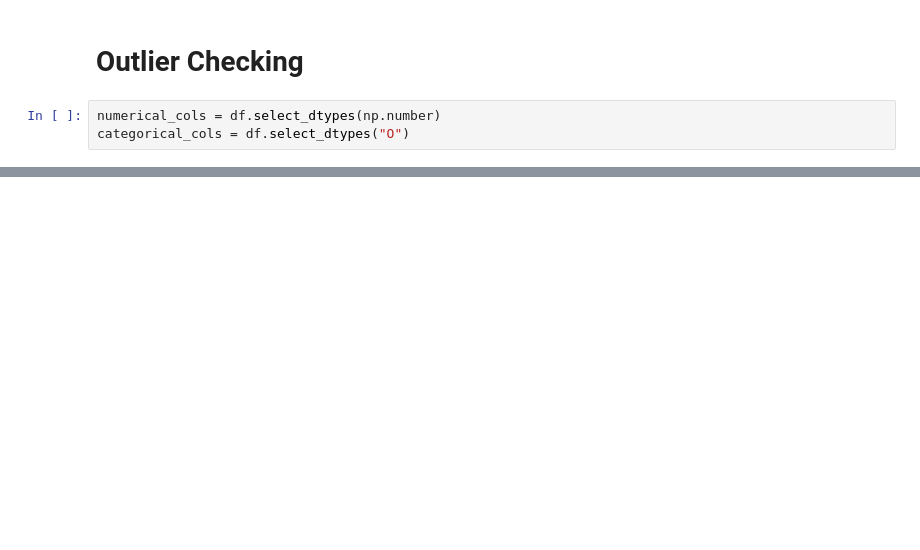
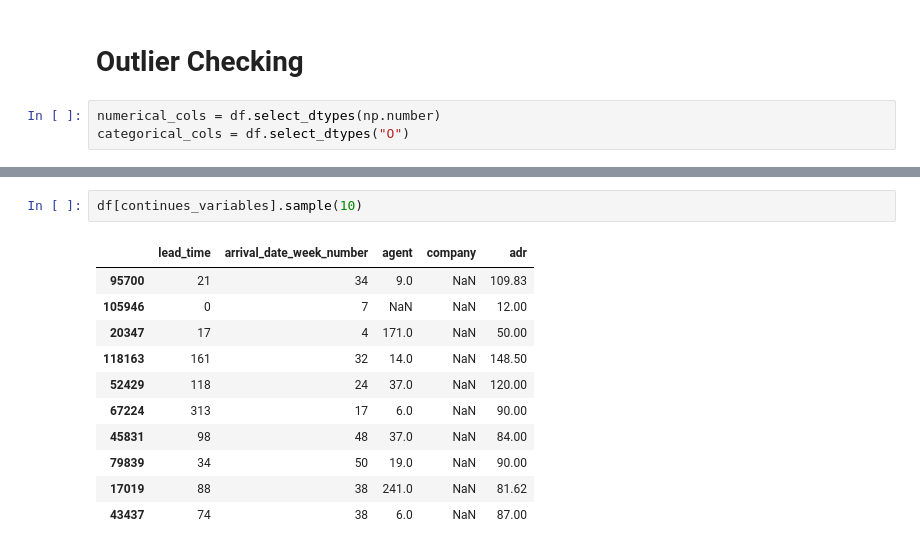
Before and after one commit to adnaen/hotel-cancellation-prediction, a Jupyter notebook: notebooks/01-data_exploration.ipynb, the cells around one changed output, grey strips where cells are left out. Cells and saved outputs as stored; diff of their text form; blank space fills up the shorter version.

```diff
--- a/notebooks/01-data_exploration.ipynb
+++ b/notebooks/01-data_exploration.ipynb
@@ -196,0 +184,14 @@ Name: count, dtype: int64
+# %%
+df[continues_variables].sample(10)
+# %% [output]
+|  | lead_time | arrival_date_week_number | agent | company | adr |
+| 95700 | 21 | 34 | 9.0 | NaN | 109.83 |
+| 105946 | 0 | 7 | NaN | NaN | 12.00 |
+| 20347 | 17 | 4 | 171.0 | NaN | 50.00 |
+| 118163 | 161 | 32 | 14.0 | NaN | 148.50 |
+| 52429 | 118 | 24 | 37.0 | NaN | 120.00 |
+| 67224 | 313 | 17 | 6.0 | NaN | 90.00 |
+| 45831 | 98 | 48 | 37.0 | NaN | 84.00 |
+| 79839 | 34 | 50 | 19.0 | NaN | 90.00 |
+| 17019 | 88 | 38 | 241.0 | NaN | 81.62 |
+| 43437 | 74 | 38 | 6.0 | NaN | 87.00 |
```
Also changed, not shown: parts of 9 cells of this notebook, 5 other files.
